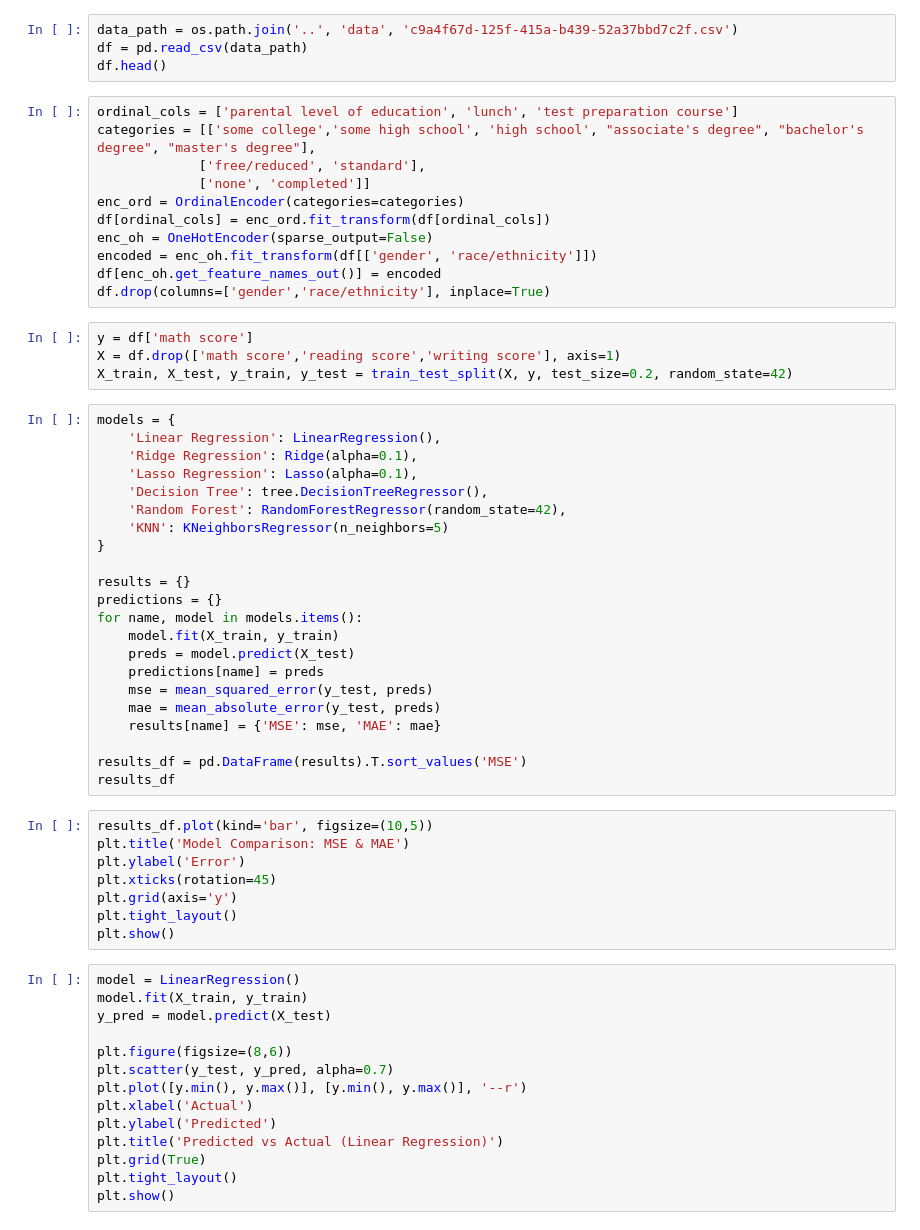
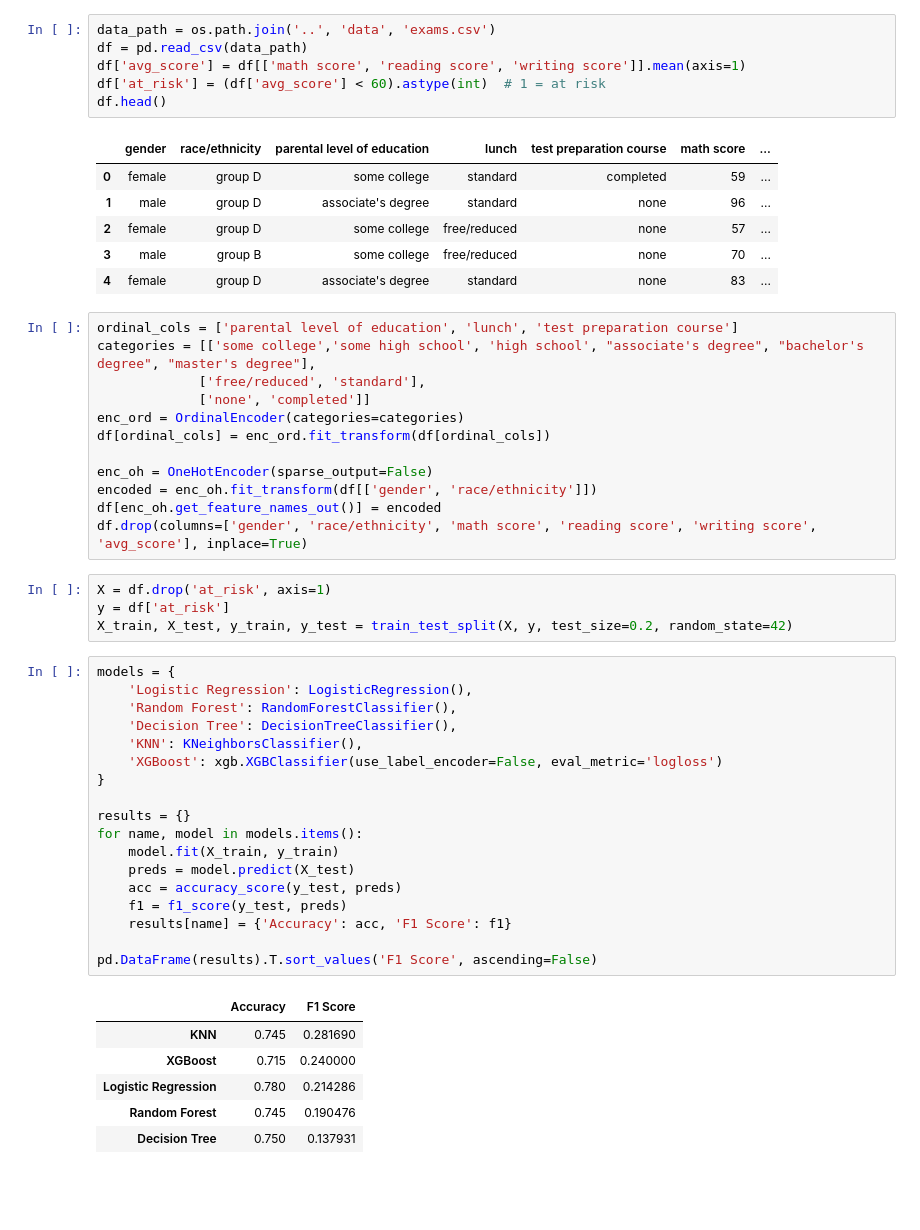
Before and after one commit to Balulmath/student-performance-prediction, a Jupyter notebook: student-performance-prediction/notebooks/student_performance_prediction.ipynb, the cells around one changed output. Drawn from its saved outputs; the diff is of its cells as text; blank space fills up the shorter version.

```diff
--- a/student-performance-prediction/notebooks/student_performance_prediction.ipynb
+++ b/student-performance-prediction/notebooks/student_performance_prediction.ipynb
@@ -20,7 +38,16 @@ warnings.filterwarnings('ignore')
 # %%
-data_path = os.path.join('..', 'data', 'c9a4f67d-125f-415a-b439-52a37bbd7c2f.csv')
+data_path = os.path.join('..', 'data', 'exams.csv')
 df = pd.read_csv(data_path)
+df['avg_score'] = df[['math score', 'reading score', 'writing score']].mean(axis=1)
+df['at_risk'] = (df['avg_score'] < 60).astype(int)  # 1 = at risk
 df.head()
+# %% [output]
+|  | gender | race/ethnicity | parental level of education | lunch | test preparation course | math score | ... |
+| 0 | female | group D | some college | standard | completed | 59 | ... |
+| 1 | male | group D | associate's degree | standard | none | 96 | ... |
+| 2 | female | group D | some college | free/reduced | none | 57 | ... |
+| 3 | male | group B | some college | free/reduced | none | 70 | ... |
+| 4 | female | group D | associate's degree | standard | none | 83 | ... |
 # %%
 ordinal_cols = ['parental level of education', 'lunch', 'test preparation course']
 categories = [['some college','some high school', 'high school', "associate's degree", "bachelor's degree", "master's degree"],
@@ -28,55 +55,37 @@ categories = [['some college','some high school', 'high school', "associate's de
              ['none', 'completed']]
 enc_ord = OrdinalEncoder(categories=categories)
 df[ordinal_cols] = enc_ord.fit_transform(df[ordinal_cols])
+
 enc_oh = OneHotEncoder(sparse_output=False)
 encoded = enc_oh.fit_transform(df[['gender', 'race/ethnicity']])
 df[enc_oh.get_feature_names_out()] = encoded
-df.drop(columns=['gender','race/ethnicity'], inplace=True)
+df.drop(columns=['gender', 'race/ethnicity', 'math score', 'reading score', 'writing score', 'avg_score'], inplace=True)
 # %%
-y = df['math score']
-X = df.drop(['math score','reading score','writing score'], axis=1)
+X = df.drop('at_risk', axis=1)
+y = df['at_risk']
 X_train, X_test, y_train, y_test = train_test_split(X, y, test_size=0.2, random_state=42)
 # %%
 models = {
-    'Linear Regression': LinearRegression(),
-    'Ridge Regression': Ridge(alpha=0.1),
-    'Lasso Regression': Lasso(alpha=0.1),
-    'Decision Tree': tree.DecisionTreeRegressor(),
-    'Random Forest': RandomForestRegressor(random_state=42),
-    'KNN': KNeighborsRegressor(n_neighbors=5)
+    'Logistic Regression': LogisticRegression(),
+    'Random Forest': RandomForestClassifier(),
+    'Decision Tree': DecisionTreeClassifier(),
+    'KNN': KNeighborsClassifier(),
+    'XGBoost': xgb.XGBClassifier(use_label_encoder=False, eval_metric='logloss')
 }
 
 results = {}
-predictions = {}
 for name, model in models.items():
     model.fit(X_train, y_train)
     preds = model.predict(X_test)
-    predictions[name] = preds
-    mse = mean_squared_error(y_test, preds)
-    mae = mean_absolute_error(y_test, preds)
-    results[name] = {'MSE': mse, 'MAE': mae}
+    acc = accuracy_score(y_test, preds)
+    f1 = f1_score(y_test, preds)
+    results[name] = {'Accuracy': acc, 'F1 Score': f1}
 
-results_df = pd.DataFrame(results).T.sort_values('MSE')
-results_df
+pd.DataFrame(results).T.sort_values('F1 Score', ascending=False)
+# %% [output]
+|  | Accuracy | F1 Score |
+| KNN | 0.745 | 0.281690 |
+| XGBoost | 0.715 | 0.240000 |
+| Logistic Regression | 0.780 | 0.214286 |
+| Random Forest | 0.745 | 0.190476 |
+| Decision Tree | 0.750 | 0.137931 |
-# %%
-results_df.plot(kind='bar', figsize=(10,5))
-plt.title('Model Comparison: MSE & MAE')
-plt.ylabel('Error')
-plt.xticks(rotation=45)
-plt.grid(axis='y')
-plt.tight_layout()
-plt.show()
-# %%
-model = LinearRegression()
-model.fit(X_train, y_train)
-y_pred = model.predict(X_test)
-
-plt.figure(figsize=(8,6))
-plt.scatter(y_test, y_pred, alpha=0.7)
-plt.plot([y.min(), y.max()], [y.min(), y.max()], '--r')
-plt.xlabel('Actual')
-plt.ylabel('Predicted')
-plt.title('Predicted vs Actual (Linear Regression)')
-plt.grid(True)
-plt.tight_layout()
-plt.show()
```
Also changed, not shown: parts of 6 cells of this notebook, 14 other files.
